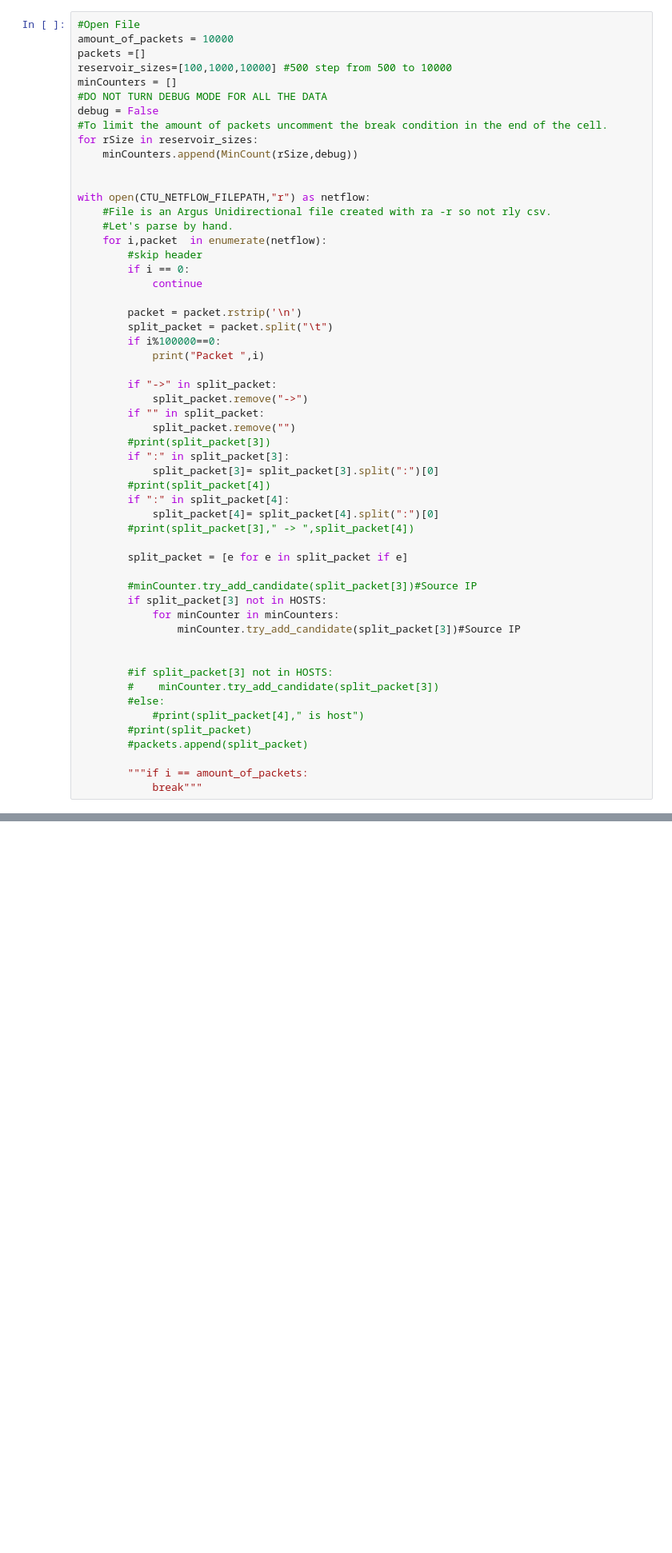
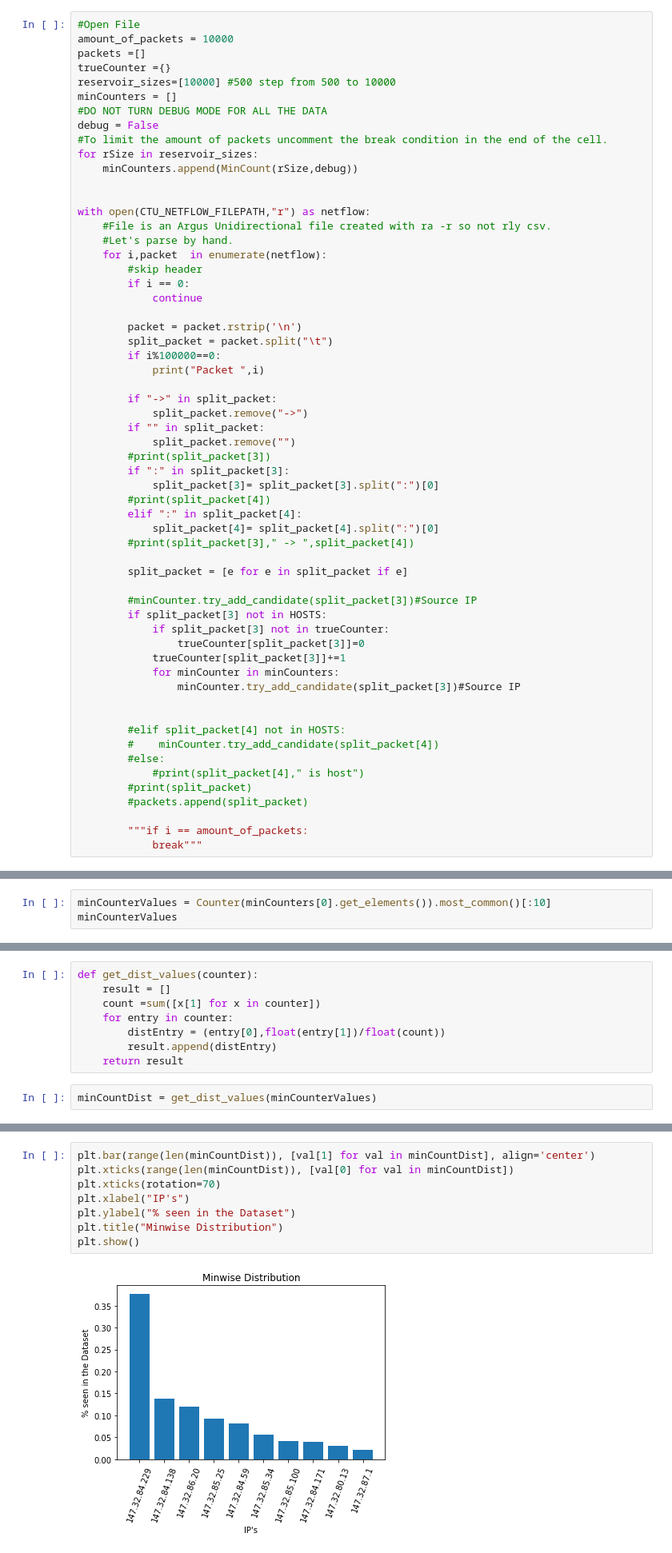
Before and after one commit to PedroCaldeira/CDA2018_G35, a Jupyter notebook: 3rd assignment/minwise_sampling.ipynb, the cells around one changed output, grey strips where cells are left out. Shown at 80% size. Cells and saved outputs as stored; diff of their text form; blank space fills up the shorter version.

```diff
--- a/3rd assignment/minwise_sampling.ipynb
+++ b/3rd assignment/minwise_sampling.ipynb
@@ -119,7 +71,8 @@ with open(CTU_NETFLOW_FILEPATH,"r") as netflow:
 #Open File
 amount_of_packets = 10000
 packets =[]
-reservoir_sizes=[100,1000,10000] #500 step from 500 to 10000
+trueCounter ={}
+reservoir_sizes=[10000] #500 step from 500 to 10000
 minCounters = []
 #DO NOT TURN DEBUG MODE FOR ALL THE DATA
 debug = False
@@ -149,7 +102,7 @@ with open(CTU_NETFLOW_FILEPATH,"r") as netflow:
         if ":" in split_packet[3]:
             split_packet[3]= split_packet[3].split(":")[0]
         #print(split_packet[4])
-        if ":" in split_packet[4]:
+        elif ":" in split_packet[4]:
             split_packet[4]= split_packet[4].split(":")[0]
         #print(split_packet[3]," -> ",split_packet[4])
 
@@ -157,12 +110,15 @@ with open(CTU_NETFLOW_FILEPATH,"r") as netflow:
 
         #minCounter.try_add_candidate(split_packet[3])#Source IP
         if split_packet[3] not in HOSTS:
+            if split_packet[3] not in trueCounter:
+                trueCounter[split_packet[3]]=0
+            trueCounter[split_packet[3]]+=1
             for minCounter in minCounters:
                 minCounter.try_add_candidate(split_packet[3])#Source IP
 
 
-        #if split_packet[3] not in HOSTS:
-        #    minCounter.try_add_candidate(split_packet[3])
+        #elif split_packet[4] not in HOSTS:
+        #    minCounter.try_add_candidate(split_packet[4])
         #else:
             #print(split_packet[4]," is host")
         #print(split_packet)
@@ -188,3 +144,6 @@ Packet  14900000
 Packet  15000000
 Packet  15100000
 Packet  15200000
+# %%
+minCounterValues = Counter(minCounters[0].get_elements()).most_common()[:10]
+minCounterValues
@@ -190,0 +175,10 @@ Packet  15200000
+# %%
+def get_dist_values(counter):
+    result = []
+    count =sum([x[1] for x in counter])
+    for entry in counter:
+        distEntry = (entry[0],float(entry[1])/float(count))
+        result.append(distEntry)
+    return result
+# %%
+minCountDist = get_dist_values(minCounterValues)
@@ -190,0 +187,10 @@ Packet  15200000
+# %%
+plt.bar(range(len(minCountDist)), [val[1] for val in minCountDist], align='center')
+plt.xticks(range(len(minCountDist)), [val[0] for val in minCountDist])
+plt.xticks(rotation=70)
+plt.xlabel("IP's")
+plt.ylabel("% seen in the Dataset")
+plt.title("Minwise Distribution")
+plt.show()
+# %% [output]
+[figure, added]
```
Also changed, not shown: parts of 35 cells of this notebook, 1 other file.
